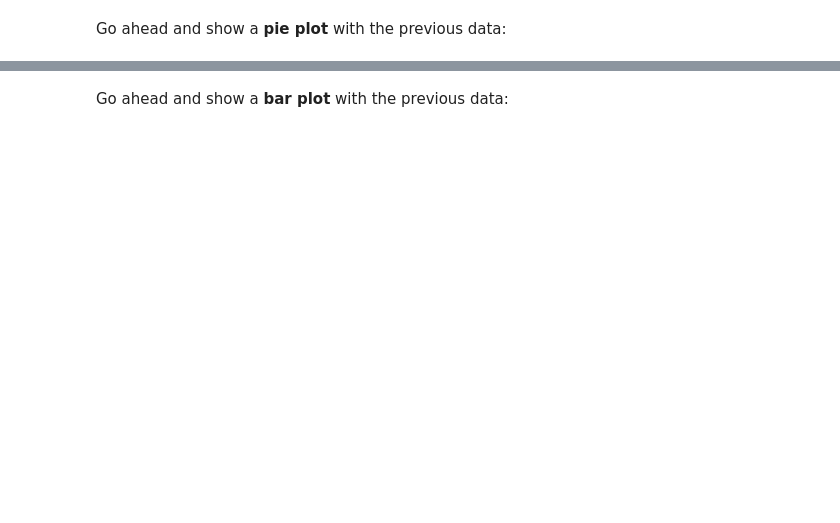
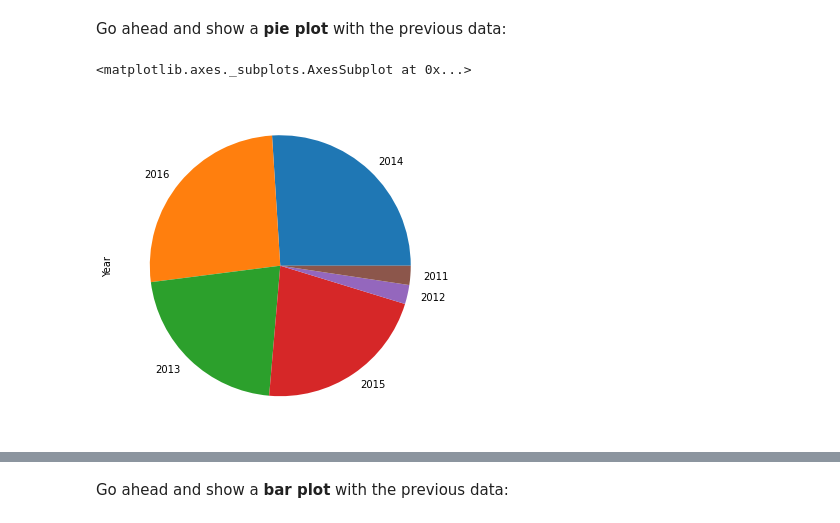
Before and after one commit to Reeymer/FreeCodeCamp-Pandas-Real-Life-Example, a Jupyter notebook: Exercises_1.ipynb, the cells around one changed output, grey strips where cells are left out. Drawn from its saved outputs; the diff is of its cells as text; code cells hidden in the pictures; blank space fills up the shorter version.

```diff
--- a/Exercises_1.ipynb
+++ b/Exercises_1.ipynb
@@ -73,5 +122,9 @@ sales['Year'].value_counts()
 Go ahead and show a <b>pie plot</b> with the previous data:
 # %%
 # your code goes here
+sales['Year'].value_counts().plot(kind='pie', figsize=(14,6))
+# %% [output]
+<matplotlib.axes._subplots.AxesSubplot at 0x...>
+[figure, added]
 # %%
 sales['Year'].value_counts().plot(kind='pie', figsize=(6,6))
```
Also changed, not shown: parts of 29 cells of this notebook.
